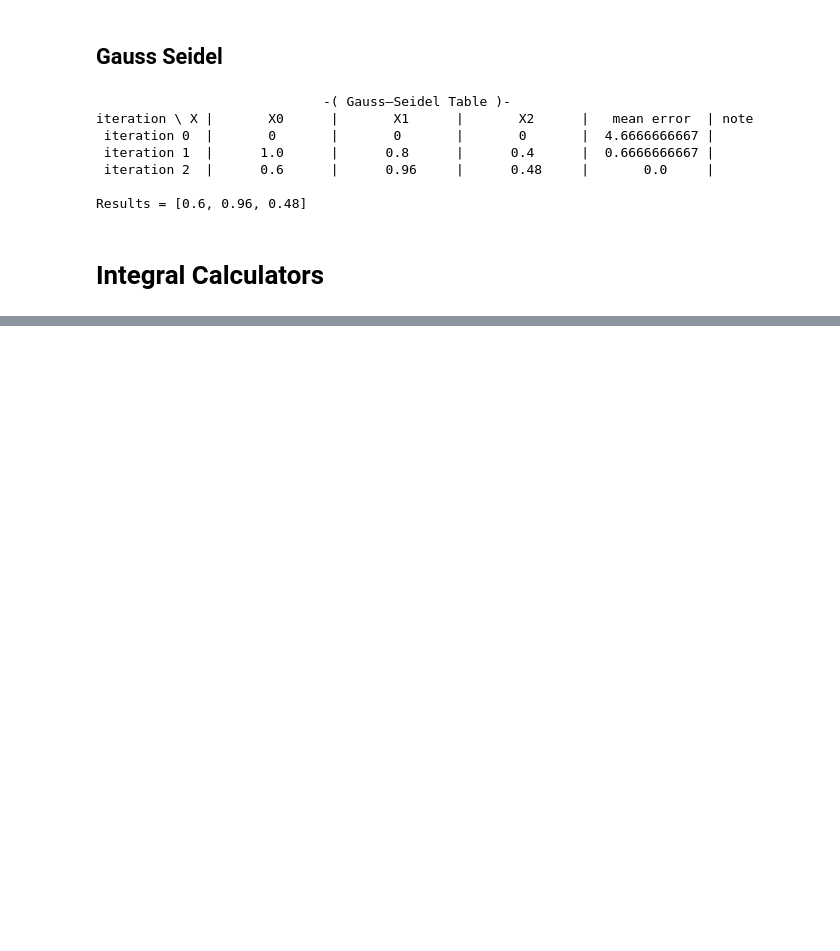
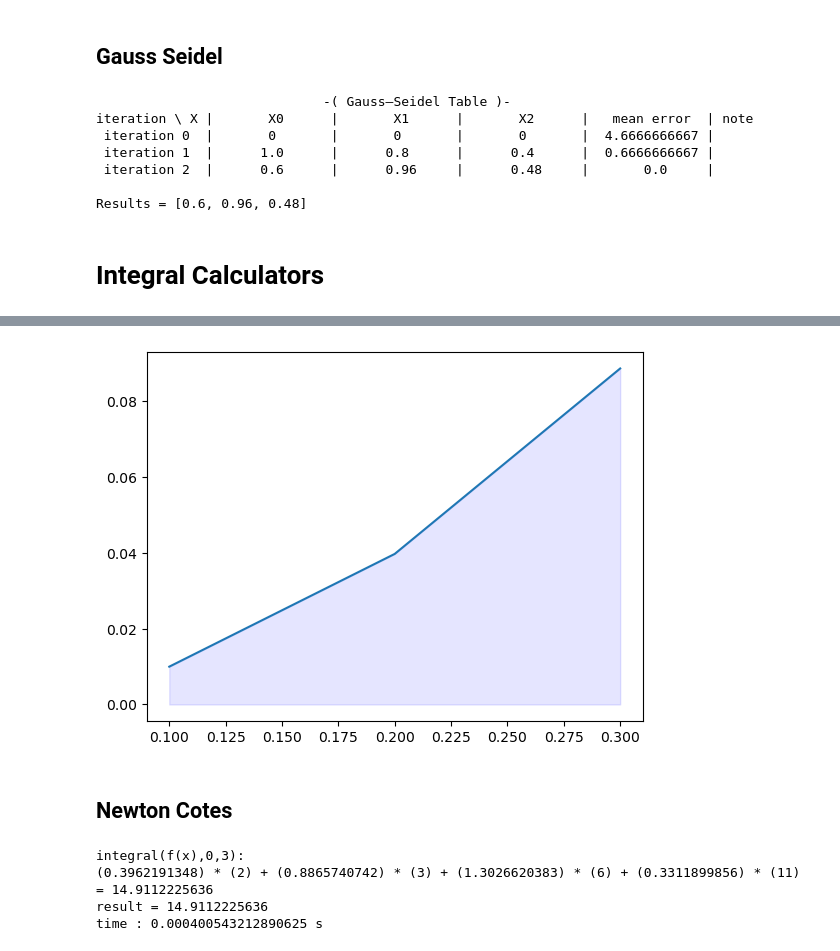
Before and after one commit to AmirYariAI/NumericalAnalysisRemake, a Jupyter notebook: unit_test.ipynb, the cells around one changed output, grey strips where cells are left out. Drawn from its saved outputs; the diff is of its cells as text; code cells hidden in the pictures; blank space fills up the shorter version.

Commit message:
integral test units added
Signed-off-by: am-linux <yarya524@gmail.com>

```diff
--- a/unit_test.ipynb
+++ b/unit_test.ipynb
@@ -455,0 +478,5 @@ Results = [0.6, 0.96, 0.48]
+# %%
+x_points = [0.1 , 0.15 , 0.2 ,0.25, 0.3]
+f_points = [0.00998 , 0.02242 , 0.03973 , 0.06185 , 0.08866]
+
+data = {"x_points":x_points,"f_points":f_points}
@@ -455,0 +495,16 @@ Results = [0.6, 0.96, 0.48]
+# %%
+debug_off()
+
+finite_differences = Newton(x_points,f_points,is_forward=True)
+plot_data_x = arange(finite_differences.MinX,finite_differences.MaxX, 0.1)
+plot_data_y = list(map(finite_differences,plot_data_x))
+
+debug_on()
+fig, ax = plt.subplots()
+ax.plot(plot_data_x,plot_data_y)
+ax.fill_between(plot_data_x, plot_data_y, 0, color='blue', alpha=.1)
+plt.show()
+# %% [output]
+[figure, added]
+# %% [markdown]
+<h2>Newton Cotes</h2>
@@ -455,0 +516,14 @@ Results = [0.6, 0.96, 0.48]
+# %%
+start = time.time()
+
+result = newton_cotes.execute()
+
+end = time.time()
+
+print(f"result = {result}")
+print(f"time : {end - start} s")
+# %% [output]
+integral(f(x),0,3):
+(0.3962191348) * (2) + (0.8865740742) * (3) + (1.3026620383) * (6) + (0.3311899856) * (11) = 14.9112225636
+result = 14.9112225636
+time : 0.000400543212890625 s
```
Also changed, not shown: parts of 26 cells of this notebook.
